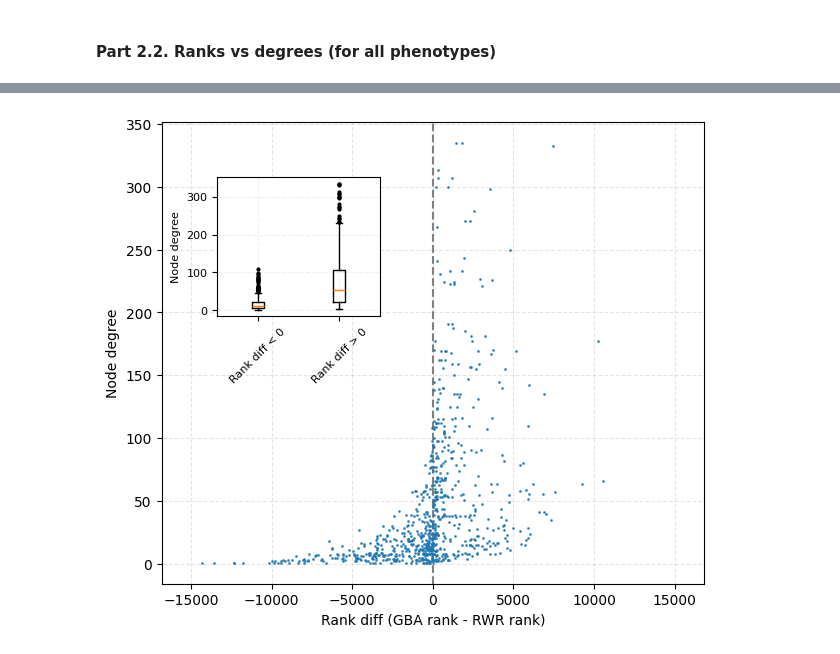
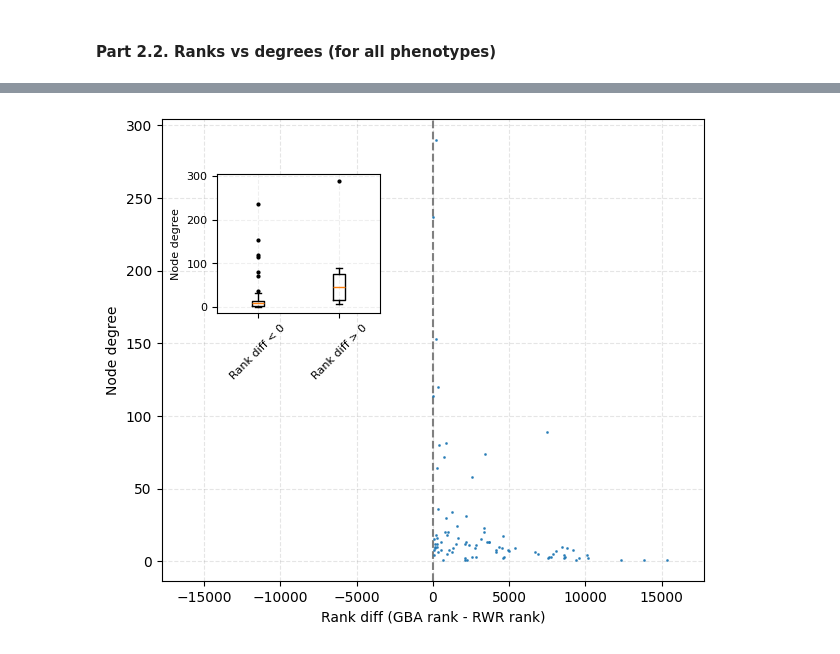
Before and after one commit to jedrzejkubica/GBA-centrality-validation, a Jupyter notebook: validation.ipynb, the cells around one changed output, grey strips where cells are left out. Drawn from its saved outputs; the diff is of its cells as text; code cells hidden in the pictures.

```diff
--- a/validation.ipynb
+++ b/validation.ipynb
@@ -619,9 +673,9 @@ ENSG2rank_RWR = parse_RWR_ranks(LEAVE_ONE_OUT_RWR_RANKS_FILE)
 ranks_RWR = []
 ranks_GBA = []
 
-for gene in ENSG2rank_RWR:
-    ranks_RWR.append(ENSG2rank_RWR[gene])
-    ranks_GBA.append(ENSG2rank_GBA[gene])
+for gene in protein2rank_RWR:
+    ranks_RWR.append(protein2rank_RWR[gene])
+    ranks_GBA.append(protein2rank_GBA[gene])
 # %%
 # generate ranks with a random classifier
 # use the integers method of a Generator instance instead of numpy.random.randint
@@ -630,7 +684,7 @@ rng = numpy.random.default_rng()
 
 # 1D numpy array for left-out known causal gene ranks
 # size=len(left-out genes)
-ranks_random = numpy.zeros(len(ENSG2rank_RWR), dtype=numpy.uint64)
+ranks_random = numpy.zeros(len(protein2rank_RWR), dtype=numpy.uint64)
 
 n = 10000
 for i in range(n):
@@ -699,7 +754,7 @@ WilcoxonResult(statistic=np.float64(1425.0), pvalue=np.float64(1.572755388116637
 # %%
 # compare GBA centrality rank vs RWR rank for each left-out genes, adjust point size by node degree
 node_degrees = []
-for gene in ENSG2rank_GBA:
+for gene in protein2rank_GBA:
     node_degrees.append(interactome.degree(gene))
 
 matplotlib.pyplot.scatter(x=ranks_RWR, y=ranks_GBA, s=node_degrees, alpha=0.5)
@@ -744,16 +799,17 @@ ranks_GBA = []
 ranks_RWR = []
 node_degrees = []
 
-for phenotype in ["MMAF", "NOA", "HYPCARD", "DILCARD", "BC", "CC"]:
+# for phenotype in ["MMAF", "NOA", "HYPCARD", "DILCARD", "BC", "CC"]:
+for phenotype in ["MMAF"]:
     LEAVE_ONE_OUT_RANKS_FILE = f"/home/kubicaj/GBA-output/{phenotype}/alpha{alpha}/ranks_LOO.tsv"
     LEAVE_ONE_OUT_RWR_RANKS_FILE = f"/home/kubicaj/GBA-centrality-validation/run_MultiXrank/{phenotype}/RWR_ranks_LOO.tsv"
 
-    ENSG2rank_GBA, _, _ = parse_GBA_ranks(LEAVE_ONE_OUT_RANKS_FILE)
-    ENSG2rank_RWR = parse_RWR_ranks(LEAVE_ONE_OUT_RWR_RANKS_FILE)
+    protein2rank_GBA = parse_GBA_ranks(LEAVE_ONE_OUT_RANKS_FILE)
+    protein2rank_RWR = parse_RWR_ranks(LEAVE_ONE_OUT_RWR_RANKS_FILE)
 
-    for gene in ENSG2rank_GBA:
-        ranks_GBA.append(ENSG2rank_GBA[gene])
-        ranks_RWR.append(ENSG2rank_RWR[gene])
+    for gene in protein2rank_GBA:
+        ranks_GBA.append(protein2rank_GBA[gene])
+        ranks_RWR.append(protein2rank_RWR[gene])
         node_degrees.append(interactome.degree(gene))
 
 assert len(ranks_GBA) == len(ranks_RWR)
@@ -779,26 +837,26 @@ NameError: name 'ranks_GBA' is not defined
 # %%
 fig, ax = matplotlib.pyplot.subplots(figsize=(7, 6))
 
 ax.scatter(x=rank_diff, y=node_degrees, s=1, alpha=0.8, zorder=3)
 ax.set_xlim(-(len(interactome)), len(interactome))
 ax.axvline(0, color='grey', linestyle='--', linewidth=1.5, zorder=2)
 
 ax.set_xlabel("Rank diff (GBA rank - RWR rank)")
 ax.set_ylabel("Node degree")
 
 ax.grid(True, linestyle='--', which='major',
                    color='grey', alpha=0.2)
 
 inset = inset_axes(ax, width="30%", height="30%", loc=2, borderpad=4)
 
 inset.boxplot([negative_rank_degrees, positive_rank_degrees],
               flierprops=dict(marker='o', markersize=2, markerfacecolor='black'))
 inset.set_xticklabels(["Rank diff < 0", "Rank diff > 0"], fontsize=8, rotation=45)
 inset.set_ylabel("Node degree", fontsize=8)
 inset.tick_params(axis='y', labelsize=8)
 
 inset.grid(True, linestyle="--", alpha=0.2)
-
-matplotlib.pyplot.savefig(FIGURES_DIR + f"all_rank_vs_deg_GBA_vs_RWR", dpi=300)
+if SAVE_FIGURES:
+    matplotlib.pyplot.savefig(FIGURES_DIR + f"all_rank_vs_deg_GBA_vs_RWR", dpi=300)
 # %% [output]
-[figure, old version]
+[figure, new version]
```
Also changed, not shown: parts of 43 cells of this notebook.
